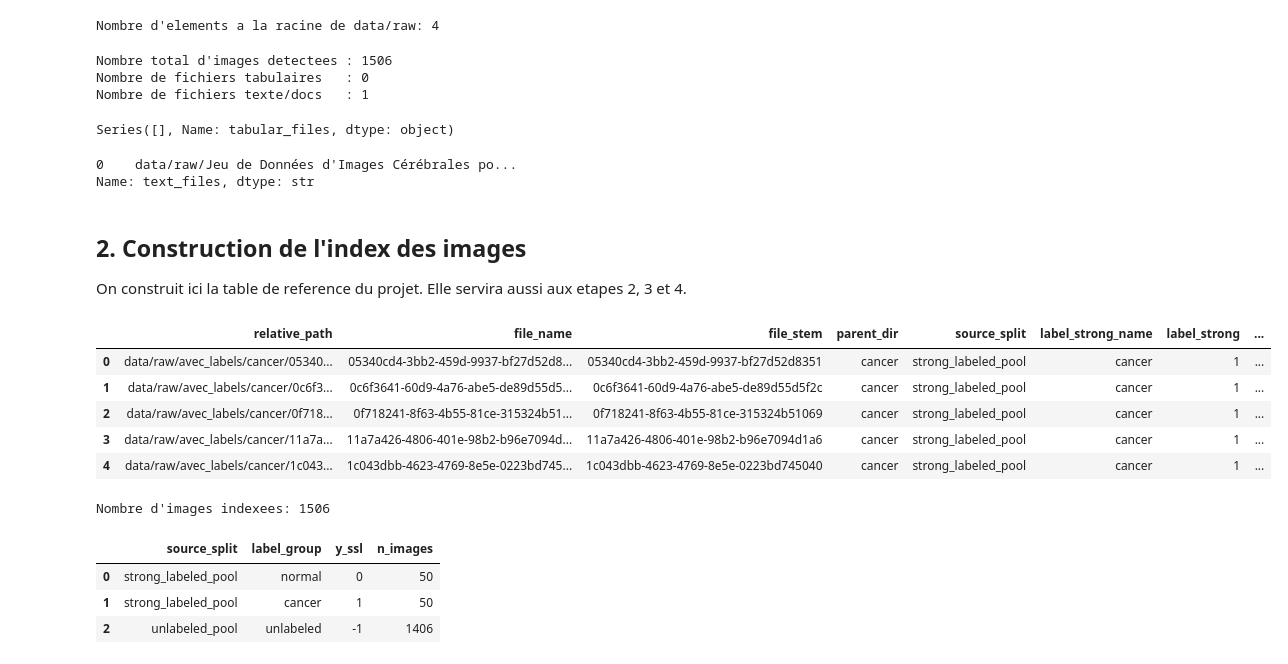
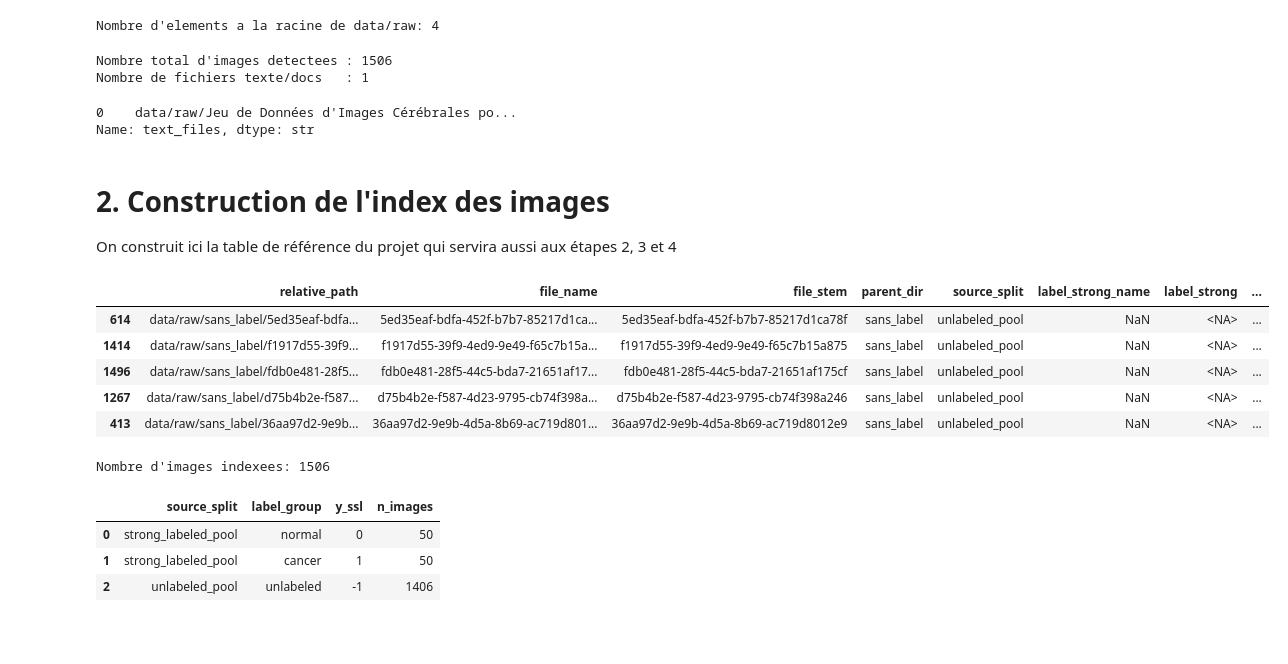
Before and after one commit to maximebarbier01/brainscan-semisupervised, a Jupyter notebook: notebooks/01_eda.ipynb, the cells around one changed output. Cells and saved outputs as stored; diff of their text form; code cells hidden in the pictures; blank space fills up the shorter version.

```diff
--- a/notebooks/01_eda.ipynb
+++ b/notebooks/01_eda.ipynb
@@ -131,46 +118,41 @@ print(f"Nombre d'elements a la racine de data/raw: {len(top_level_entries)}")
 Nombre d'elements a la racine de data/raw: 4
 # %%
 image_files = list_files_by_suffix(DATA_RAW_DIR, IMAGE_EXTENSIONS)
-tabular_files = list_files_by_suffix(DATA_RAW_DIR, TABULAR_EXTENSIONS)
 text_files = list_files_by_suffix(DATA_RAW_DIR, TEXT_EXTENSIONS)
 
 print(f"Nombre total d'images detectees : {len(image_files)}")
-print(f"Nombre de fichiers tabulaires   : {len(tabular_files)}")
 print(f"Nombre de fichiers texte/docs   : {len(text_files)}")
 
-display(pd.Series([path.relative_to(PROJECT_ROOT).as_posix() for path in tabular_files], name="tabular_files"))
 display(pd.Series([path.relative_to(PROJECT_ROOT).as_posix() for path in text_files], name="text_files"))
 # %% [output]
 Nombre total d'images detectees : 1506
-Nombre de fichiers tabulaires   : 0
 Nombre de fichiers texte/docs   : 1
-Series([], Name: tabular_files, dtype: object)
+0    data/raw/Jeu de Données d'Images Cérébrales po...
+Name: text_files, dtype: str
-0    data/raw/Jeu de Données d'Images Cérébrales po...
-Name: text_files, dtype: str
 # %% [markdown]
-## 2. Construction de l'index des images
+# 2. Construction de l'index des images
 
-On construit ici la table de reference du projet. Elle servira aussi aux etapes 2, 3 et 4.
+On construit ici la table de référence du projet qui servira aussi aux étapes 2, 3 et 4
 # %%
 if not image_files:
     raise FileNotFoundError("Aucune image n'a ete detectee dans data/raw/.")
 
 image_index_df = build_image_index(
     image_paths=image_files,
     project_root=PROJECT_ROOT,
     limit=MAX_IMAGES_TO_SCAN,
 )
 image_index_df["label_group"] = image_index_df["label_strong_name"].fillna("unlabeled")
 
-display(image_index_df.head())
+display(image_index_df.sample(5))
 print(f"Nombre d'images indexees: {len(image_index_df)}")
 # %% [output]
 |  | relative_path | file_name | file_stem | parent_dir | source_split | label_strong_name | label_strong | ... |
-| 0 | data/raw/avec_labels/cancer/05340... | 05340cd4-3bb2-459d-9937-bf27d52d8... | 05340cd4-3bb2-459d-9937-bf27d52d8351 | cancer | strong_labeled_pool | cancer | 1 | ... |
-| 1 | data/raw/avec_labels/cancer/0c6f3... | 0c6f3641-60d9-4a76-abe5-de89d55d5... | 0c6f3641-60d9-4a76-abe5-de89d55d5f2c | cancer | strong_labeled_pool | cancer | 1 | ... |
-| 2 | data/raw/avec_labels/cancer/0f718... | 0f718241-8f63-4b55-81ce-315324b51... | 0f718241-8f63-4b55-81ce-315324b51069 | cancer | strong_labeled_pool | cancer | 1 | ... |
-| 3 | data/raw/avec_labels/cancer/11a7a... | 11a7a426-4806-401e-98b2-b96e7094d... | 11a7a426-4806-401e-98b2-b96e7094d1a6 | cancer | strong_labeled_pool | cancer | 1 | ... |
-| 4 | data/raw/avec_labels/cancer/1c043... | 1c043dbb-4623-4769-8e5e-0223bd745... | 1c043dbb-4623-4769-8e5e-0223bd745040 | cancer | strong_labeled_pool | cancer | 1 | ... |
+| 614 | data/raw/sans_label/5ed35eaf-bdfa... | 5ed35eaf-bdfa-452f-b7b7-85217d1ca... | 5ed35eaf-bdfa-452f-b7b7-85217d1ca78f | sans_label | unlabeled_pool | NaN | <NA> | ... |
+| 1414 | data/raw/sans_label/f1917d55-39f9... | f1917d55-39f9-4ed9-9e49-f65c7b15a... | f1917d55-39f9-4ed9-9e49-f65c7b15a875 | sans_label | unlabeled_pool | NaN | <NA> | ... |
+| 1496 | data/raw/sans_label/fdb0e481-28f5... | fdb0e481-28f5-44c5-bda7-21651af17... | fdb0e481-28f5-44c5-bda7-21651af175cf | sans_label | unlabeled_pool | NaN | <NA> | ... |
+| 1267 | data/raw/sans_label/d75b4b2e-f587... | d75b4b2e-f587-4d23-9795-cb74f398a... | d75b4b2e-f587-4d23-9795-cb74f398a246 | sans_label | unlabeled_pool | NaN | <NA> | ... |
+| 413 | data/raw/sans_label/36aa97d2-9e9b... | 36aa97d2-9e9b-4d5a-8b69-ac719d801... | 36aa97d2-9e9b-4d5a-8b69-ac719d8012e9 | sans_label | unlabeled_pool | NaN | <NA> | ... |
 Nombre d'images indexees: 1506
 # %%
 composition_df = (
```
Also changed, not shown: parts of 12 cells of this notebook, 1 other file.
